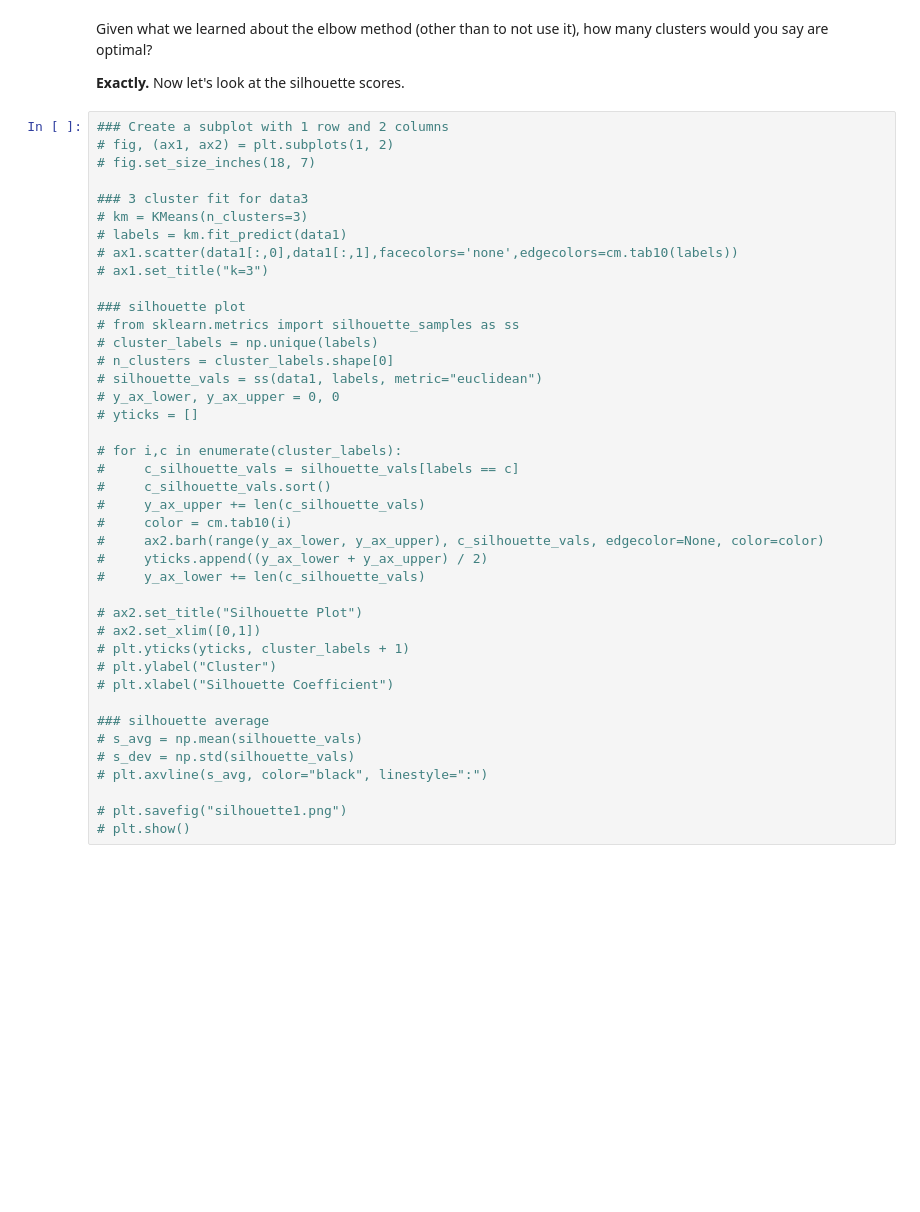
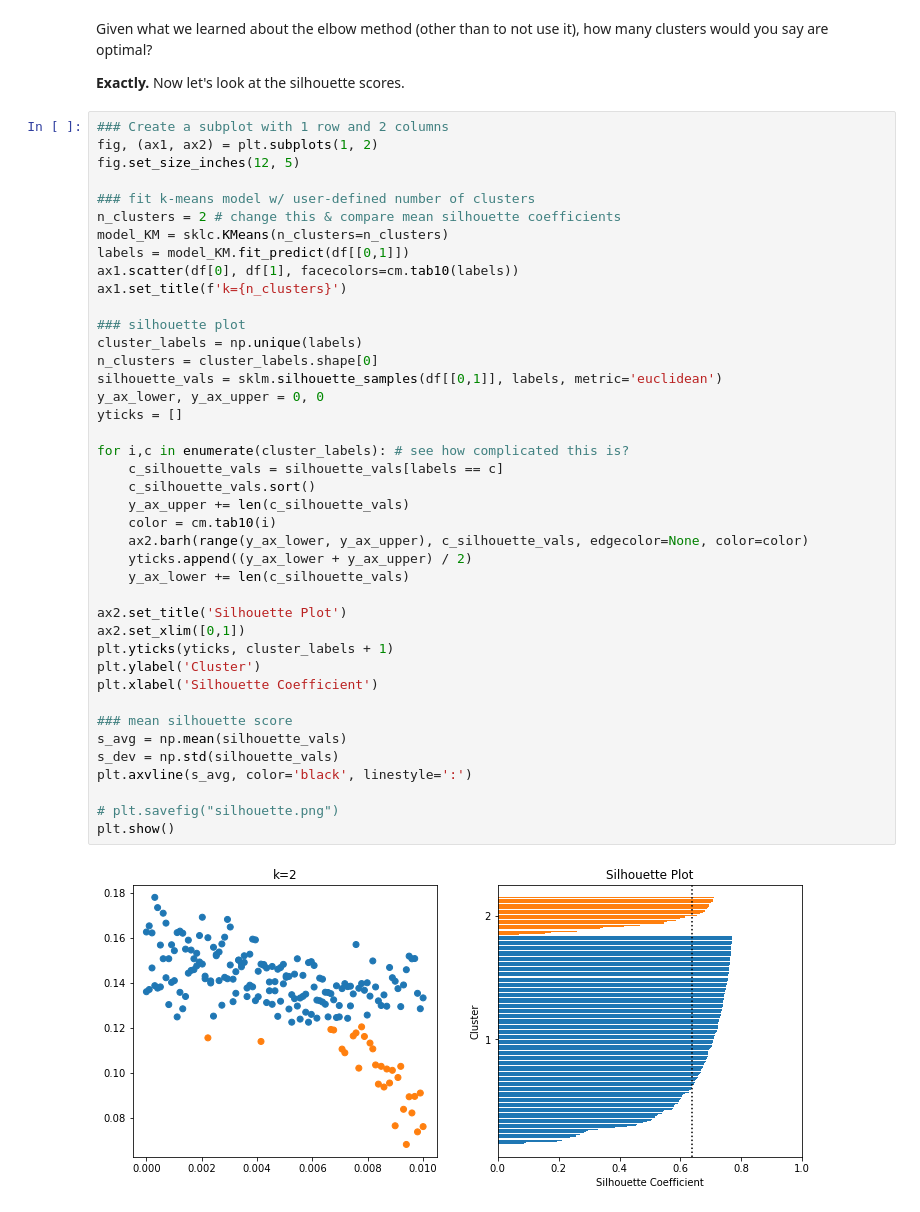
Before and after one commit to curtispmartin/Education, a Jupyter notebook: ADSChE/Mind/UnsupervisedLearning/Clustering/Clustering.ipynb, the cells around one changed output. Saved outputs shown, nothing was run; the diff lists cells and outputs as text; blank space fills up the shorter version.

```diff
--- a/ADSChE/Mind/UnsupervisedLearning/Clustering/Clustering.ipynb
+++ b/ADSChE/Mind/UnsupervisedLearning/Clustering/Clustering.ipynb
@@ -250,42 +252,44 @@ Given what we learned about the elbow method (other than to not use it), how man
 __Exactly.__ Now let's look at the silhouette scores.
 # %%
 ### Create a subplot with 1 row and 2 columns
-# fig, (ax1, ax2) = plt.subplots(1, 2)
-# fig.set_size_inches(18, 7)
+fig, (ax1, ax2) = plt.subplots(1, 2)
+fig.set_size_inches(12, 5)
 
-### 3 cluster fit for data3
-# km = KMeans(n_clusters=3)
-# labels = km.fit_predict(data1)
-# ax1.scatter(data1[:,0],data1[:,1],facecolors='none',edgecolors=cm.tab10(labels))
-# ax1.set_title("k=3")
+### fit k-means model w/ user-defined number of clusters
+n_clusters = 2 # change this & compare mean silhouette coefficients
+model_KM = sklc.KMeans(n_clusters=n_clusters)
+labels = model_KM.fit_predict(df[[0,1]])
+ax1.scatter(df[0], df[1], facecolors=cm.tab10(labels))
+ax1.set_title(f'k={n_clusters}')
 
 ### silhouette plot
-# from sklearn.metrics import silhouette_samples as ss
-# cluster_labels = np.unique(labels)
-# n_clusters = cluster_labels.shape[0]
-# silhouette_vals = ss(data1, labels, metric="euclidean")
-# y_ax_lower, y_ax_upper = 0, 0
-# yticks = []
+cluster_labels = np.unique(labels)
+n_clusters = cluster_labels.shape[0]
+silhouette_vals = sklm.silhouette_samples(df[[0,1]], labels, metric='euclidean')
+y_ax_lower, y_ax_upper = 0, 0
+yticks = []
 
-# for i,c in enumerate(cluster_labels):
-#     c_silhouette_vals = silhouette_vals[labels == c]
-#     c_silhouette_vals.sort()
-#     y_ax_upper += len(c_silhouette_vals)
-#     color = cm.tab10(i)
-#     ax2.barh(range(y_ax_lower, y_ax_upper), c_silhouette_vals, edgecolor=None, color=color)
-#     yticks.append((y_ax_lower + y_ax_upper) / 2)
-#     y_ax_lower += len(c_silhouette_vals)
+for i,c in enumerate(cluster_labels): # see how complicated this is?
+    c_silhouette_vals = silhouette_vals[labels == c]
+    c_silhouette_vals.sort()
+    y_ax_upper += len(c_silhouette_vals)
+    color = cm.tab10(i)
+    ax2.barh(range(y_ax_lower, y_ax_upper), c_silhouette_vals, edgecolor=None, color=color)
+    yticks.append((y_ax_lower + y_ax_upper) / 2)
+    y_ax_lower += len(c_silhouette_vals)
 
-# ax2.set_title("Silhouette Plot")
-# ax2.set_xlim([0,1])
-# plt.yticks(yticks, cluster_labels + 1)
-# plt.ylabel("Cluster")
-# plt.xlabel("Silhouette Coefficient")
+ax2.set_title('Silhouette Plot')
+ax2.set_xlim([0,1])
+plt.yticks(yticks, cluster_labels + 1)
+plt.ylabel('Cluster')
+plt.xlabel('Silhouette Coefficient')
 
-### silhouette average
-# s_avg = np.mean(silhouette_vals)
-# s_dev = np.std(silhouette_vals)
-# plt.axvline(s_avg, color="black", linestyle=":")
+### mean silhouette score
+s_avg = np.mean(silhouette_vals)
+s_dev = np.std(silhouette_vals)
+plt.axvline(s_avg, color='black', linestyle=':')
 
-# plt.savefig("silhouette1.png")
-# plt.show()
+# plt.savefig("silhouette.png")
+plt.show()
+# %% [output]
+[figure, added]
```
Also changed, not shown: parts of 9 cells of this notebook.
